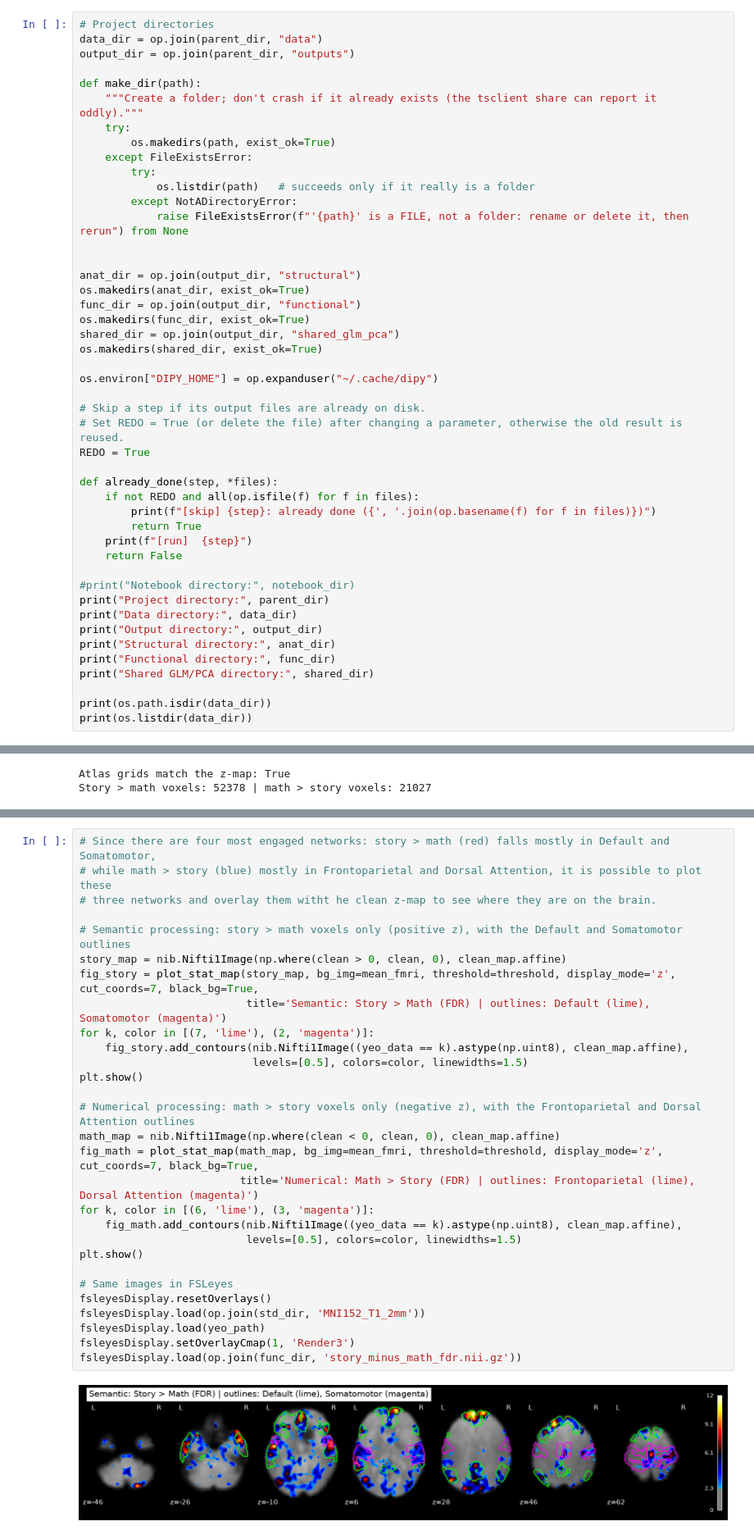
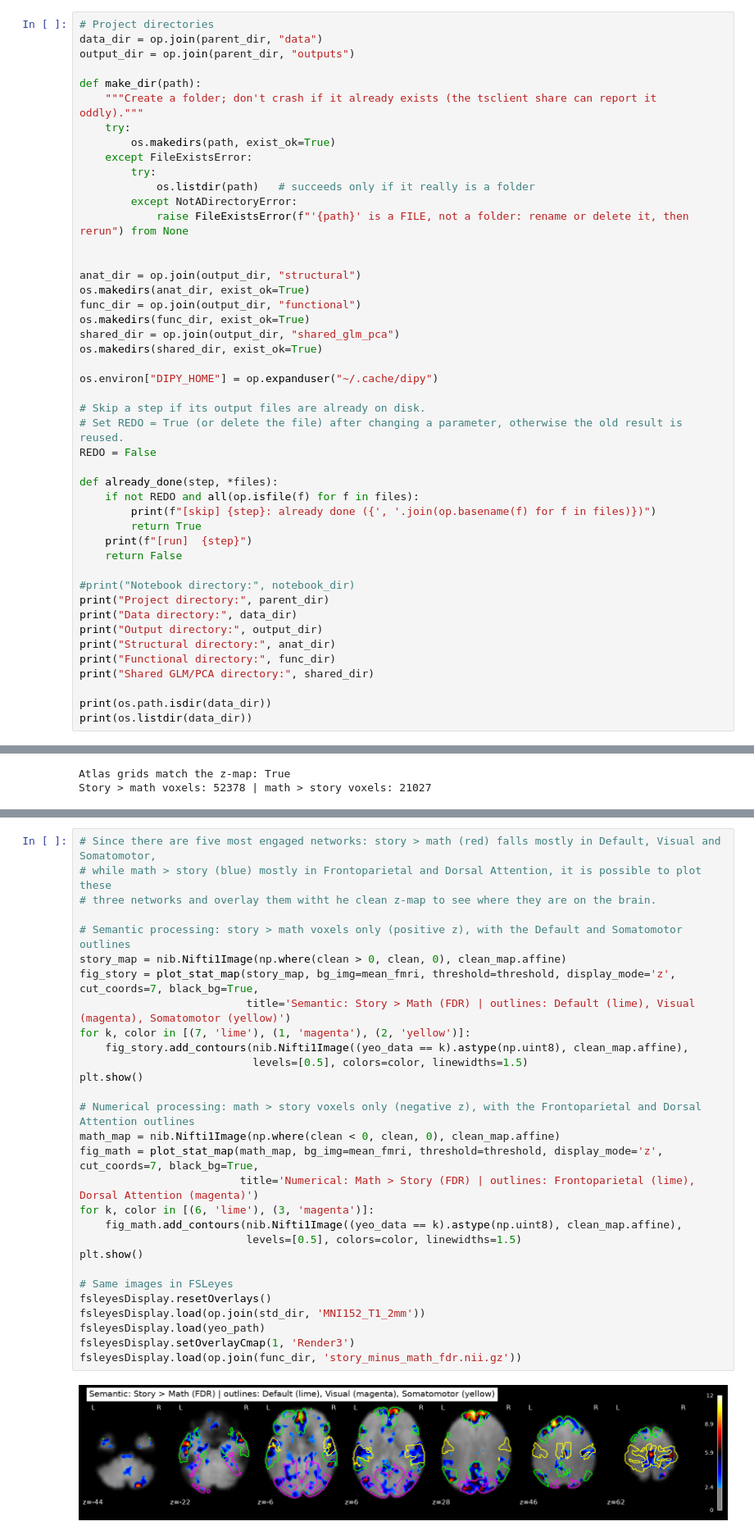
Before and after one commit to riccardobonagura/NSSP_project_1, a Jupyter notebook: GroupAI_code.ipynb, the cells around one changed output, grey strips where cells are left out. Shown at 82% size. Drawn from its saved outputs; the diff is of its cells as text.

```diff
--- a/GroupAI_code.ipynb
+++ b/GroupAI_code.ipynb
@@ -75,7 +72,7 @@ os.environ["DIPY_HOME"] = op.expanduser("~/.cache/dipy")
 
 # Skip a step if its output files are already on disk.
 # Set REDO = True (or delete the file) after changing a parameter, otherwise the old result is reused.
-REDO = True
+REDO = False
 
 def already_done(step, *files):
     if not REDO and all(op.isfile(f) for f in files):
@@ -1294,32 +1268,32 @@ Significant voxels outside the Yeo cortex: 20.5 % (story>math), 30.7 % (math>sto
 [figure]
 # %%
-# Since there are four most engaged networks: story > math (red) falls mostly in Default and Somatomotor,
+# Since there are five most engaged networks: story > math (red) falls mostly in Default, Visual and Somatomotor,
 # while math > story (blue) mostly in Frontoparietal and Dorsal Attention, it is possible to plot these
 # three networks and overlay them witht he clean z-map to see where they are on the brain.
 
 # Semantic processing: story > math voxels only (positive z), with the Default and Somatomotor outlines
 story_map = nib.Nifti1Image(np.where(clean > 0, clean, 0), clean_map.affine)
 fig_story = plot_stat_map(story_map, bg_img=mean_fmri, threshold=threshold, display_mode='z', cut_coords=7, black_bg=True,
-                          title='Semantic: Story > Math (FDR) | outlines: Default (lime), Somatomotor (magenta)')
-for k, color in [(7, 'lime'), (2, 'magenta')]:
+                          title='Semantic: Story > Math (FDR) | outlines: Default (lime), Visual (magenta), Somatomotor (yellow)')
+for k, color in [(7, 'lime'), (1, 'magenta'), (2, 'yellow')]:
     fig_story.add_contours(nib.Nifti1Image((yeo_data == k).astype(np.uint8), clean_map.affine),
                            levels=[0.5], colors=color, linewidths=1.5)
 plt.show()
 
 # Numerical processing: math > story voxels only (negative z), with the Frontoparietal and Dorsal Attention outlines
 math_map = nib.Nifti1Image(np.where(clean < 0, clean, 0), clean_map.affine)
 fig_math = plot_stat_map(math_map, bg_img=mean_fmri, threshold=threshold, display_mode='z', cut_coords=7, black_bg=True,
                          title='Numerical: Math > Story (FDR) | outlines: Frontoparietal (lime), Dorsal Attention (magenta)')
 for k, color in [(6, 'lime'), (3, 'magenta')]:
     fig_math.add_contours(nib.Nifti1Image((yeo_data == k).astype(np.uint8), clean_map.affine),
                           levels=[0.5], colors=color, linewidths=1.5)
 plt.show()
 
 # Same images in FSLeyes
 fsleyesDisplay.resetOverlays()
 fsleyesDisplay.load(op.join(std_dir, 'MNI152_T1_2mm'))
 fsleyesDisplay.load(yeo_path)
 fsleyesDisplay.setOverlayCmap(1, 'Render3')
 fsleyesDisplay.load(op.join(func_dir, 'story_minus_math_fdr.nii.gz'))
 # %% [output]
-[figure, old version]
+[figure, new version]
```
Also changed, not shown: parts of 14 cells of this notebook.
